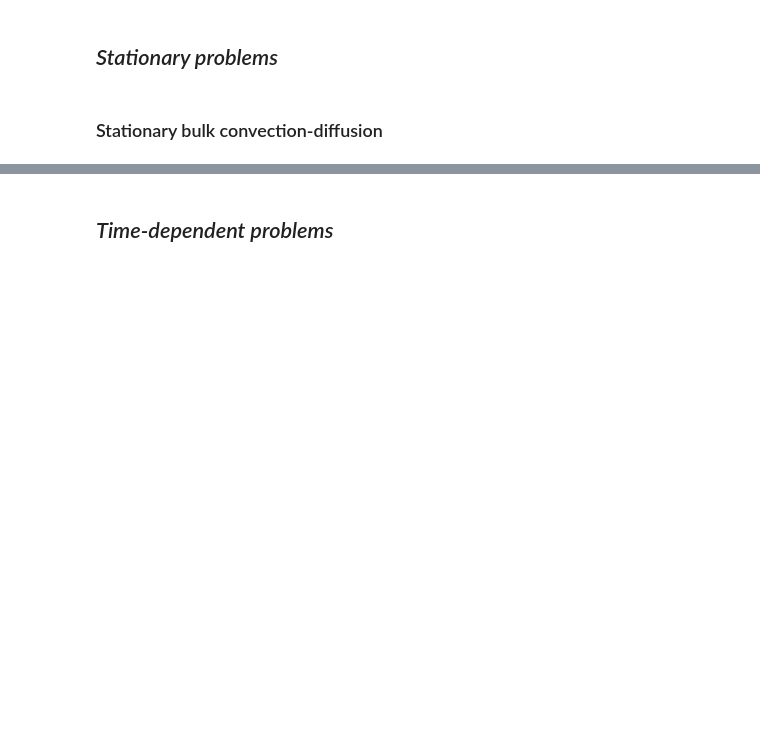
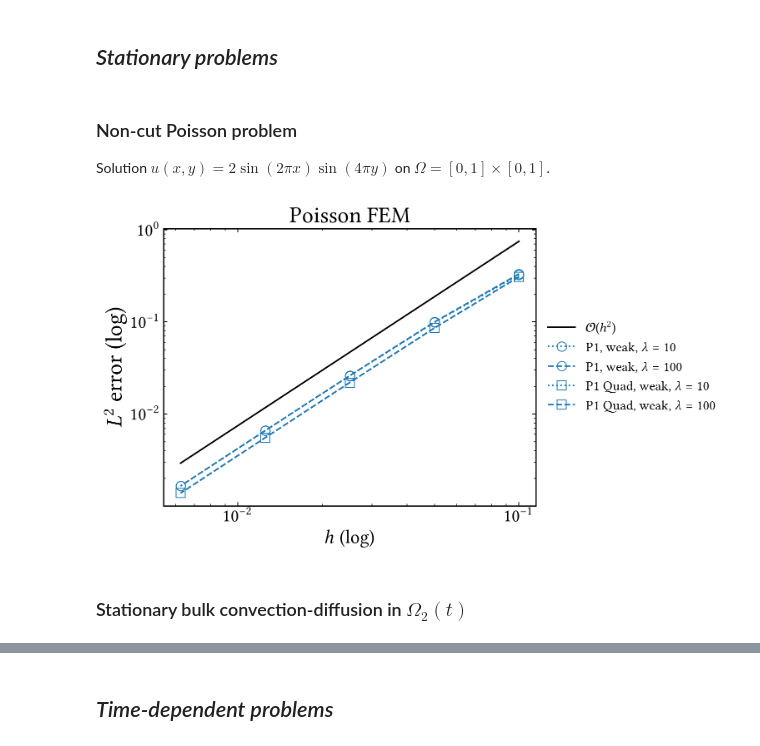
Before and after one commit to CutFEM/CutFEM-Library, a Jupyter notebook: notebook/convection_diffusion/algoim.ipynb, the cells around one changed output, grey strips where cells are left out. Drawn from its saved outputs; the diff is of its cells as text; code cells hidden in the pictures; blank space fills up the shorter version.

```diff
--- a/notebook/convection_diffusion/algoim.ipynb
+++ b/notebook/convection_diffusion/algoim.ipynb
@@ -711,5 +711,60 @@ plt.show()
 # **Bulk problems**
 # %% [markdown]
 ## *Stationary problems*
+# %% [markdown]
+### Non-cut Poisson problem
+Solution $u(x,y) = 2\sin(2\pi x)\sin(4 \pi y)$ on $\Omega = [0,1]\times [0,1]$.
+# %%
+# triangle
+
+# P1
+L2_error_triangle_strong = [0.3334220326804874, 0.099831013776432, 0.02615185515879975, 0.00661550134218242, 0.00165876857621945]
+
+L2_error_triangle_weak10 = [0.3239486206341675, 0.0986732377121174, 0.02601431653992211, 0.006598743137026619, 0.001656697708918651]  # lambda = 10
+L2_error_triangle_weak100 = [0.3323659802042874, 0.09971237373742473, 0.0261381861598159, 0.006613857493480409, 0.001658566715626383]  # lambda = 100
+
+# P2
+L2_error_triangle_strong_P2 = [0.01799841207626419, 0.002012552086055049, 0.0002414564800309616, 2.984055155866203e-05, 3.719220234908305e-06]
+
+# P3
+L2_error_triangle_strong_P3 = [0.002049617769370792, 0.0001281154460851415, 7.950235338946607e-06, 4.95036894342308e-07, 3.088639502284036e-08]
+
+
+
+# quad
+L2_error_quad_strong = [0.3098634955731367, 0.08576859417680199, 0.02198820569320768, 0.005531615208593853, 0.001385070883276186]
+
+L2_error_quad_weak1 = [2.473048693517215, 0.8615156418903783, 0.3066873703695991, 0.1167141211810078, 0.0411636044435565]
+L2_error_quad_weak10 = [0.3077779922482924, 0.08568317131412916, 0.02198516787957572, 0.0055315050231545, 0.001385066550103839]
+L2_error_quad_weak100 = [0.3096527908402573, 0.08575991524579364, 0.02198789892081784, 0.00553160423362552, 0.00138507046039853]
+
+
+h = [0.1, 0.05, 0.025, 0.0125, 0.00625]
+
+fig2, ax2 = plt.subplots()
+
+ax2.loglog(h, 7.5e1*np.power(h, 2), label=r"$\mathcal{O}(h^{2})$", linestyle="-", color="black")
+# ax2.loglog(h, 2.5e1*np.power(h, 3), label=r"$\mathcal{O}(h^{3})$", linestyle="--", color="black")
+# ax2.loglog(h, 3.5e1*np.power(h, 4), label=r"$\mathcal{O}(h^{4})$", linestyle=":", color="black")
+
+# ax2.loglog(h, L2_error_triangle_strong,  marker='o', markersize=9,linestyle="-.", markeredgewidth=0.8, markerfacecolor="None", color="C0", label=r"P1, strong")
+# ax2.loglog(h, L2_error_triangle_strong_P2,  marker='o', markersize=9,linestyle="-.", markeredgewidth=0.8, markerfacecolor="None", color="C3", label=r"P2, strong")
+# ax2.loglog(h, L2_error_triangle_strong_P3,  marker='o', markersize=9,linestyle="-.", markeredgewidth=0.8, markerfacecolor="None", color="C4", label=r"P3, strong")
+# ax2.loglog(h, L2_error_quad_strong,  marker='s', markersize=9,linestyle="-.", markeredgewidth=0.8, markerfacecolor="None", color="C0", label=r"P1 Quad, strong")
+
+ax2.loglog(h, L2_error_triangle_weak10,  marker='o', markersize=9,linestyle=":", markeredgewidth=0.8, markerfacecolor="None", color="C0", label=r"P1, weak, $\lambda = 10$")
+ax2.loglog(h, L2_error_triangle_weak100,  marker='o', markersize=9,linestyle="--", markeredgewidth=0.8, markerfacecolor="None", color="C0", label=r"P1, weak, $\lambda = 100$")
+ax2.loglog(h, L2_error_quad_weak10,  marker='s', markersize=9,linestyle=":", markeredgewidth=0.8, markerfacecolor="None", color="C0", label=r"P1 Quad, weak, $\lambda = 10$")
+ax2.loglog(h, L2_error_quad_weak100,  marker='s', markersize=9,linestyle="--", markeredgewidth=0.8, markerfacecolor="None", color="C0", label=r"P1 Quad, weak, $\lambda = 100$")
+
+ax2.legend(prop={'size': 13},loc='center left', bbox_to_anchor=(1.0, 0.5), ncol=1, frameon=False)
+ax2.set_xlabel(r"$h$ (log)", fontsize=18)
+ax2.tick_params(axis='both', which='major', labelsize=17)
+ax2.set_ylabel(r"$L^2$ error (log)", fontsize=22)
+ax2.set_title(r"Poisson FEM")
+
+plt.show()
+# %% [output]
+[figure, added]
 # %% [markdown]
-### Stationary bulk convection-diffusion
+### Stationary bulk convection-diffusion in $\Omega_2(t)$
```
Also changed, not shown: parts of 4 cells of this notebook, 8 other files.
